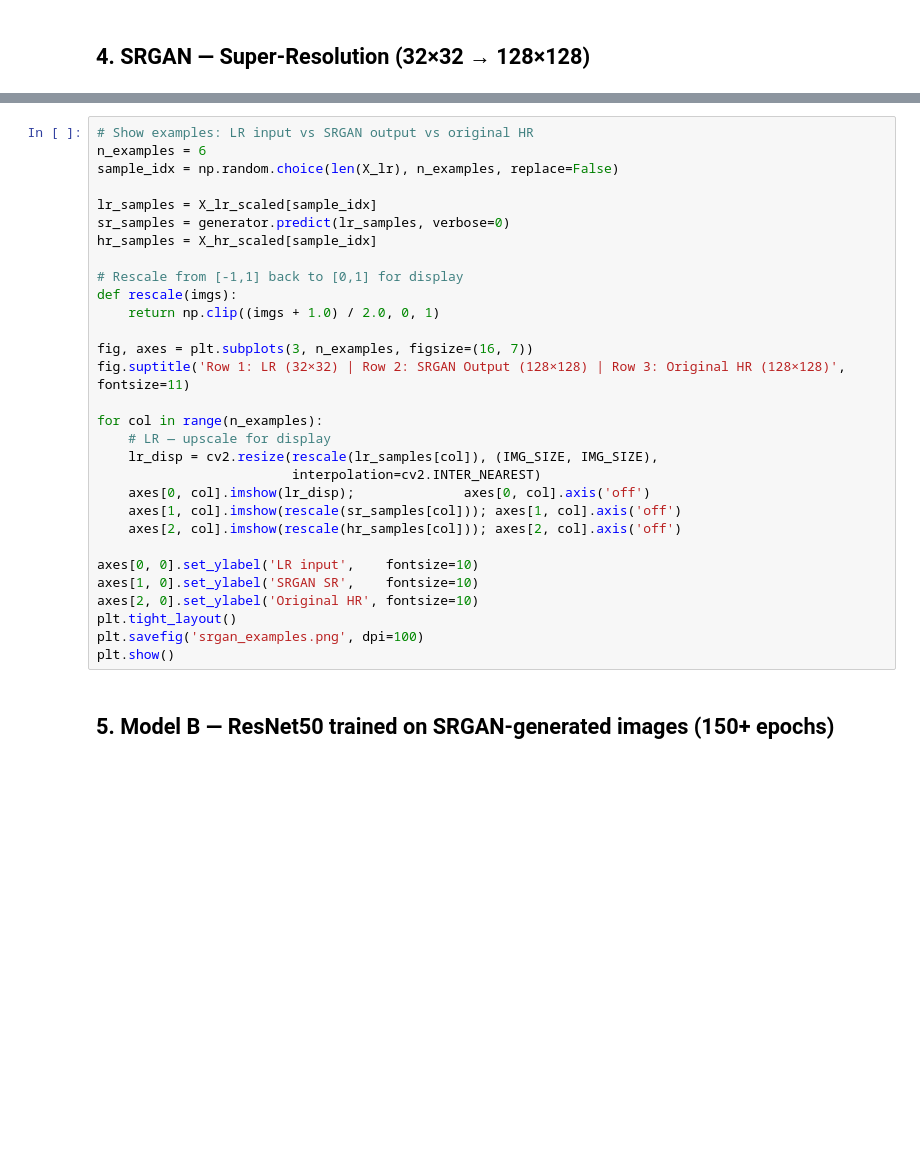
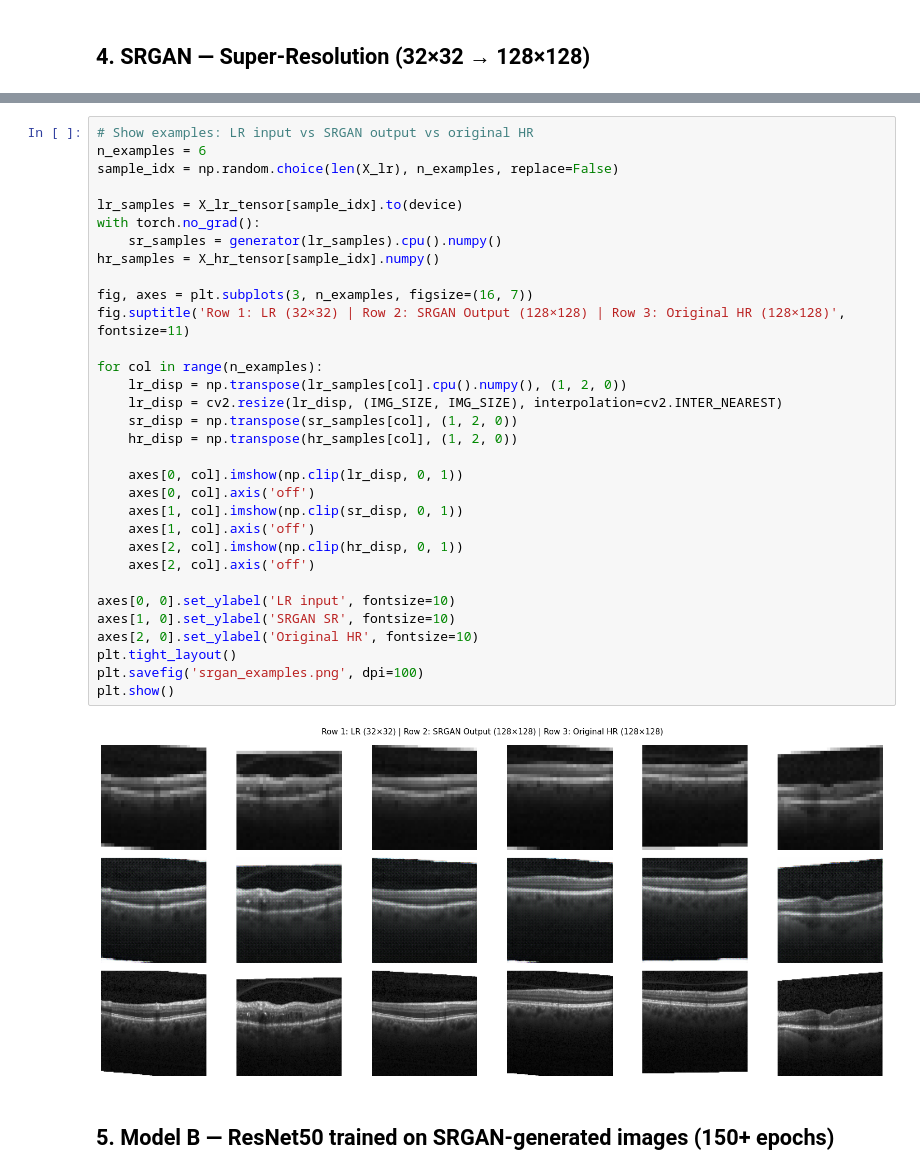
Before and after one commit to andrewjoyner9/SRGAN-Enhanced-OCT-Image-Classification-with-ResNet50-PyTorch-, a Jupyter notebook: SRGAN_OCT_Assignment.ipynb, the cells around one changed output, grey strips where cells are left out. Drawn from its saved outputs; the diff is of its cells as text; blank space fills up the shorter version.

```diff
--- a/SRGAN_OCT_Assignment.ipynb
+++ b/SRGAN_OCT_Assignment.ipynb
@@ -439,33 +596,37 @@ plt.show()
 # %%
 # Show examples: LR input vs SRGAN output vs original HR
 n_examples = 6
 sample_idx = np.random.choice(len(X_lr), n_examples, replace=False)
 
-lr_samples = X_lr_scaled[sample_idx]
-sr_samples = generator.predict(lr_samples, verbose=0)
-hr_samples = X_hr_scaled[sample_idx]
-
-# Rescale from [-1,1] back to [0,1] for display
-def rescale(imgs):
-    return np.clip((imgs + 1.0) / 2.0, 0, 1)
+lr_samples = X_lr_tensor[sample_idx].to(device)
+with torch.no_grad():
+    sr_samples = generator(lr_samples).cpu().numpy()
+hr_samples = X_hr_tensor[sample_idx].numpy()
 
 fig, axes = plt.subplots(3, n_examples, figsize=(16, 7))
 fig.suptitle('Row 1: LR (32×32) | Row 2: SRGAN Output (128×128) | Row 3: Original HR (128×128)', fontsize=11)
 
 for col in range(n_examples):
-    # LR — upscale for display
-    lr_disp = cv2.resize(rescale(lr_samples[col]), (IMG_SIZE, IMG_SIZE),
-                         interpolation=cv2.INTER_NEAREST)
-    axes[0, col].imshow(lr_disp);              axes[0, col].axis('off')
-    axes[1, col].imshow(rescale(sr_samples[col])); axes[1, col].axis('off')
-    axes[2, col].imshow(rescale(hr_samples[col])); axes[2, col].axis('off')
+    lr_disp = np.transpose(lr_samples[col].cpu().numpy(), (1, 2, 0))
+    lr_disp = cv2.resize(lr_disp, (IMG_SIZE, IMG_SIZE), interpolation=cv2.INTER_NEAREST)
+    sr_disp = np.transpose(sr_samples[col], (1, 2, 0))
+    hr_disp = np.transpose(hr_samples[col], (1, 2, 0))
 
-axes[0, 0].set_ylabel('LR input',    fontsize=10)
-axes[1, 0].set_ylabel('SRGAN SR',    fontsize=10)
+    axes[0, col].imshow(np.clip(lr_disp, 0, 1))
+    axes[0, col].axis('off')
+    axes[1, col].imshow(np.clip(sr_disp, 0, 1))
+    axes[1, col].axis('off')
+    axes[2, col].imshow(np.clip(hr_disp, 0, 1))
+    axes[2, col].axis('off')
+
+axes[0, 0].set_ylabel('LR input', fontsize=10)
+axes[1, 0].set_ylabel('SRGAN SR', fontsize=10)
 axes[2, 0].set_ylabel('Original HR', fontsize=10)
 plt.tight_layout()
 plt.savefig('srgan_examples.png', dpi=100)
 plt.show()
+# %% [output]
+[figure, added]
 # %% [markdown]
 ## 5. Model B — ResNet50 trained on SRGAN-generated images (150+ epochs)
 # %%
```
Also changed, not shown: parts of 23 cells of this notebook, 9 other files.
